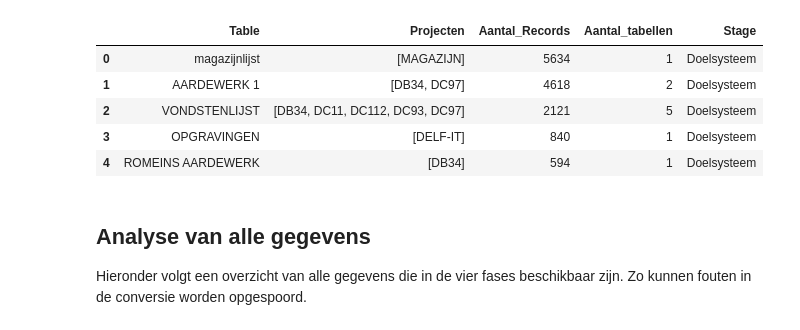
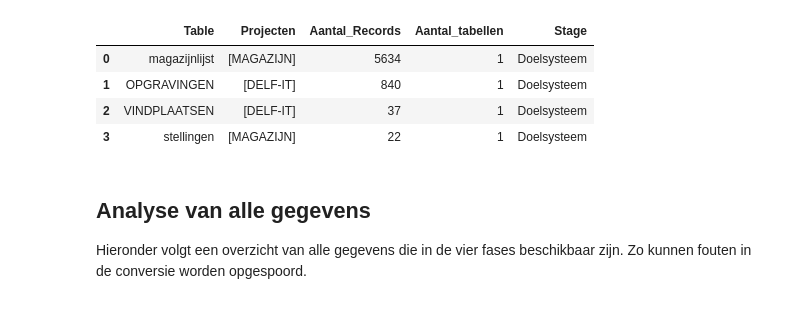
Before and after one commit to brienen/wasstraat_archeologische_data, a Jupyter notebook: notebooks/Analyse Tables.ipynb, the cells around one changed output. Drawn from its saved outputs; the diff is of its cells as text; code cells hidden in the pictures.

```diff
--- a/notebooks/Analyse Tables.ipynb
+++ b/notebooks/Analyse Tables.ipynb
@@ -80,42 +105,41 @@ df_singlestore.head(50)
 # %%
 lst_tables = ['Def_Project', 'Def_Vondst', 'Def_Stelling', 'Def_Plaatsing', 'Def_Vindplaats', 'Def_Artefact']
 regexTable = re.compile(r'\'table\': \'(.*?)\'') # regex to replace Object
 regexProject = re.compile(r'\'project\': \'(.*?)\'') # regex to replace Object
 
 def getTable(brondata):
     #print(brondata)
-    if not brondata or brondata != "":
+    if brondata is None or brondata != "":
         return regexTable.search(brondata).group(1)
     else:
         return ""
 def getProject(brondata):
     #print(brondata)
-    if not brondata or brondata != "":
+    if brondata is None or brondata != "":
         return regexProject.search(brondata).group(1)
     else:
         return ""
 
 df_tables_projects = pd.DataFrame()
 
 engine = create_engine(config.SQLALCHEMY_DATABASE_URI)
 with engine.connect() as connection:
     for table in lst_tables:
         df = pd.read_sql_query('SELECT brondata from "' + table + '"', connection)
 
-        table_series = pd.Series(df.apply(lambda x: getTable(x['brondata']), axis=1))
-        project_series = pd.Series(df.apply(lambda x: getProject(x['brondata']), axis=1))
-        frame = { 'table': table_series, 'project': project_series }
-        df_tables_projects = pd.concat([df_tables_projects, pd.DataFrame(frame).groupby(['project', 'table']).size().reset_index(name='teller')])
+        df_out = pd.DataFrame()
+        df_out['table'] = df.apply(lambda x: getTable(x['brondata']), axis=1)
+        df_out['project'] = df.apply(lambda x: getProject(x['brondata']), axis=1)
+        df_tables_projects = pd.concat([df_tables_projects, pd.DataFrame(df_out).groupby(['project', 'table']).size().reset_index(name='teller')])
 
 df_doelsysteem = AggregateData(df_tables_projects, 'Doelsysteem')
-df_doelsysteem.head(5)
+df_doelsysteem.head(50)
 # %% [output]
 |  | Table | Projecten | Aantal_Records | Aantal_tabellen | Stage |
 | 0 | magazijnlijst | [MAGAZIJN] | 5634 | 1 | Doelsysteem |
-| 1 | AARDEWERK 1 | [DB34, DC97] | 4618 | 2 | Doelsysteem |
-| 2 | VONDSTENLIJST | [DB34, DC11, DC112, DC93, DC97] | 2121 | 5 | Doelsysteem |
-| 3 | OPGRAVINGEN | [DELF-IT] | 840 | 1 | Doelsysteem |
-| 4 | ROMEINS AARDEWERK | [DB34] | 594 | 1 | Doelsysteem |
+| 1 | OPGRAVINGEN | [DELF-IT] | 840 | 1 | Doelsysteem |
+| 2 | VINDPLAATSEN | [DELF-IT] | 37 | 1 | Doelsysteem |
+| 3 | stellingen | [MAGAZIJN] | 22 | 1 | Doelsysteem |
 # %% [markdown]
 ## Analyse van alle gegevens
 
```
Also changed, not shown: parts of 8 cells of this notebook, 4 other files.
